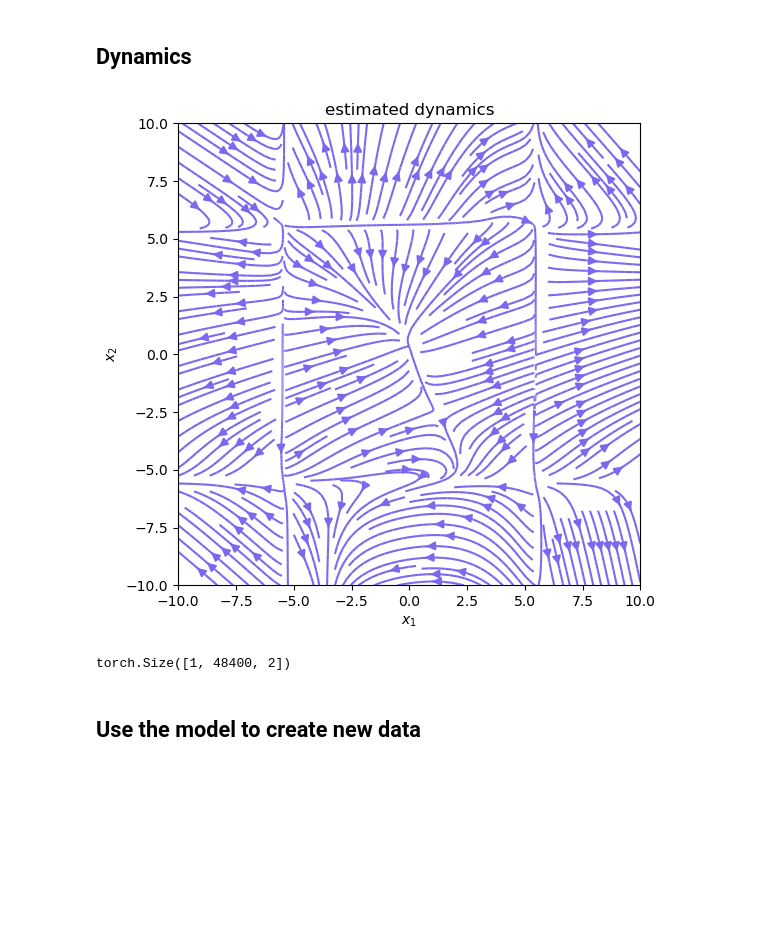
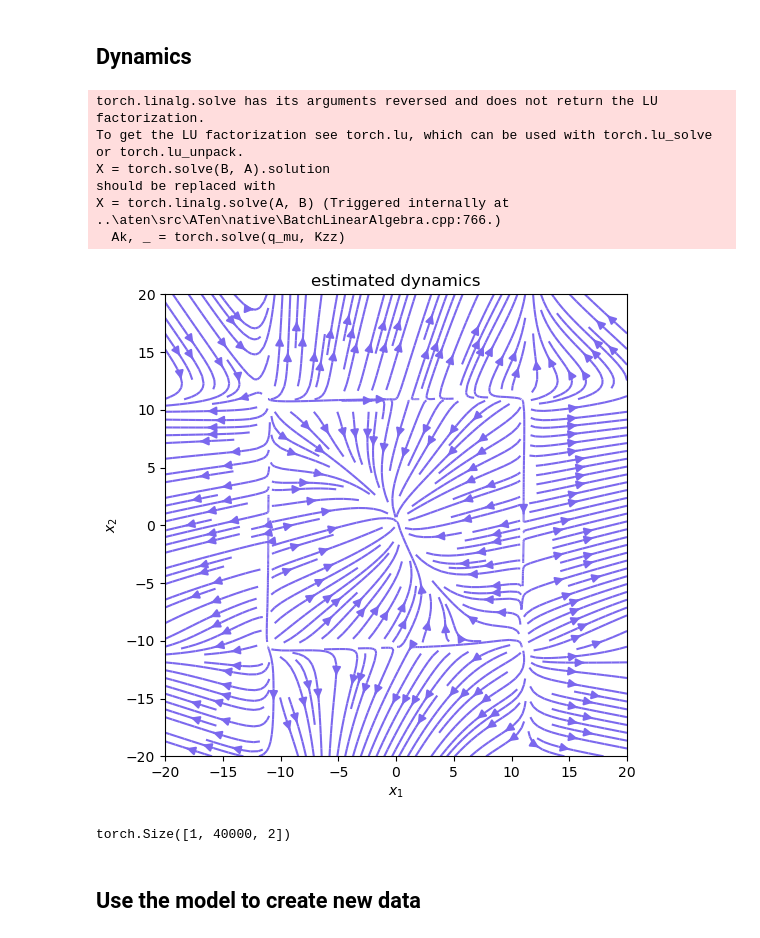
Before and after one commit to osflo/gp-sde, a Jupyter notebook: demos/Spike_Neuron_Use_model.ipynb, the cells around one changed output. Cells and saved outputs as stored; diff of their text form; code cells hidden in the pictures; blank space fills up the shorter version.

```diff
--- a/demos/Spike_Neuron_Use_model.ipynb
+++ b/demos/Spike_Neuron_Use_model.ipynb
@@ -12,42 +12,48 @@ import scipy.integrate as integrate
 import scipy.optimize as optimize
 import math
 # %%
-name="200_120_241127_50_5"
+name="200_120_241127_50"
 model=torch.load('Graph_and_modelsave/GPSDE_model_'+name+'.pt')
 with open("Graph_and_modelsave/GPSDE_inference_"+name+".pkl",'rb') as file:
     inference=pickle.load(file)
 # %% [markdown]
 ## Dynamics
 # %%
-ngrid = 220
-xmin = -10 #modify
-xmax = 10
+ngrid = 200
+xmin = -20 #modify
+xmax = 20
 x = torch.linspace(xmin,xmax,ngrid)
 y = torch.linspace(xmin,xmax,ngrid)
 
 xv, yv = torch.meshgrid([x, y])
 xygrid = torch.cat((yv.reshape(-1, 1),xv.reshape(-1, 1)),dim=1)
 out_est = model.transfunc.predict(xygrid.unsqueeze(0))
 # visualise dynamics
 sz = 6
 plt.figure(figsize=(sz,sz))
 
 plt.streamplot(x.numpy(), y.numpy(), out_est[0,:,0].detach().reshape(ngrid,ngrid).numpy(),
            out_est[0,:,1].detach().numpy().reshape(ngrid, ngrid), arrowsize=1.2,
                   density=2, color='mediumslateblue')
 
 
 plt.xlabel('$x_1$')
 plt.ylabel('$x_2$')
 plt.title('estimated dynamics')
 plt.axis('square')
 plt.show()
 # %% [output]
+torch.linalg.solve has its arguments reversed and does not return the LU factorization.
+To get the LU factorization see torch.lu, which can be used with torch.lu_solve or torch.lu_unpack.
+X = torch.solve(B, A).solution
+should be replaced with
+X = torch.linalg.solve(A, B) (Triggered internally at  ..\aten\src\ATen\native\BatchLinearAlgebra.cpp:766.)
+  Ak, _ = torch.solve(q_mu, Kzz)
-[figure, old version]
+[figure, new version]
 # %%
 out_est.shape
 # %% [output]
-torch.Size([1, 48400, 2])
+torch.Size([1, 40000, 2])
 # %% [markdown]
 ## Use the model to create new data
 # %% [markdown]
```
Also changed, not shown: parts of 12 cells of this notebook, 9 other files.
